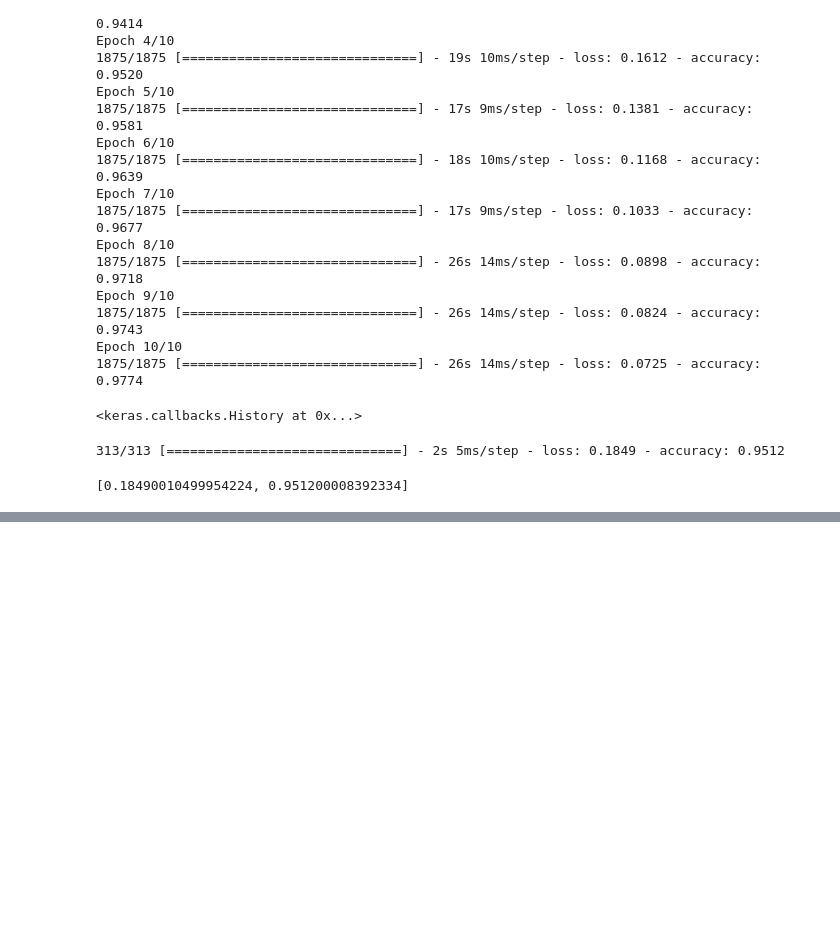
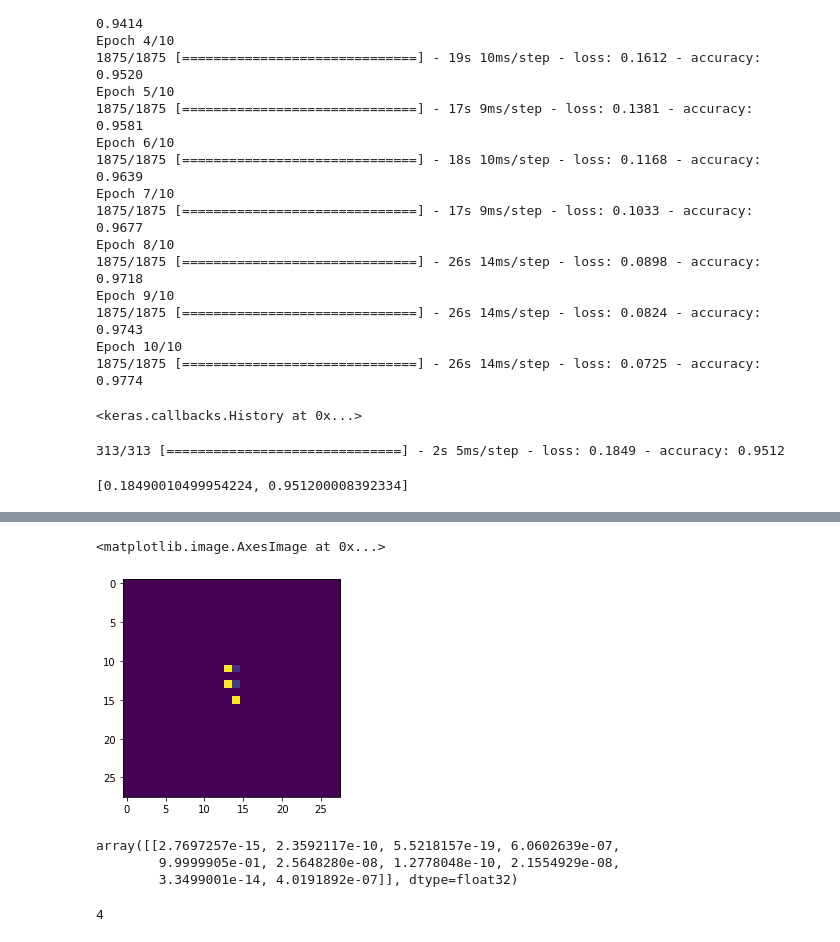
Before and after one commit to eaglehkim/python, a Jupyter notebook: prac5.ipynb, the cells around one changed output, grey strips where cells are left out. Cells and saved outputs as stored; diff of their text form; code cells hidden in the pictures; blank space fills up the shorter version.

```diff
--- a/prac5.ipynb
+++ b/prac5.ipynb
@@ -921,0 +1053,3 @@ cnn.evaluate(test_input, test_output)
+# %%
+test_resized_re = 255 - test_resized
+test_resized_re
@@ -921,0 +1074,5 @@ cnn.evaluate(test_input, test_output)
+# %%
+plt.imshow(test_resized_re)
+# %% [output]
+<matplotlib.image.AxesImage at 0x...>
+[figure, added]
@@ -921,0 +1083,10 @@ cnn.evaluate(test_input, test_output)
+# %%
+cnn.predict(test_resized_re_r)
+# %% [output]
+array([[2.7697257e-15, 2.3592117e-10, 5.5218157e-19, 6.0602639e-07,
+        9.9999905e-01, 2.5648280e-08, 1.2778048e-10, 2.1554929e-08,
+        3.3499001e-14, 4.0191892e-07]], dtype=float32)
+# %%
+np.argmax(cnn.predict(test_resized_re_r))
+# %% [output]
+4
```
Also changed, not shown: parts of 27 cells of this notebook.
